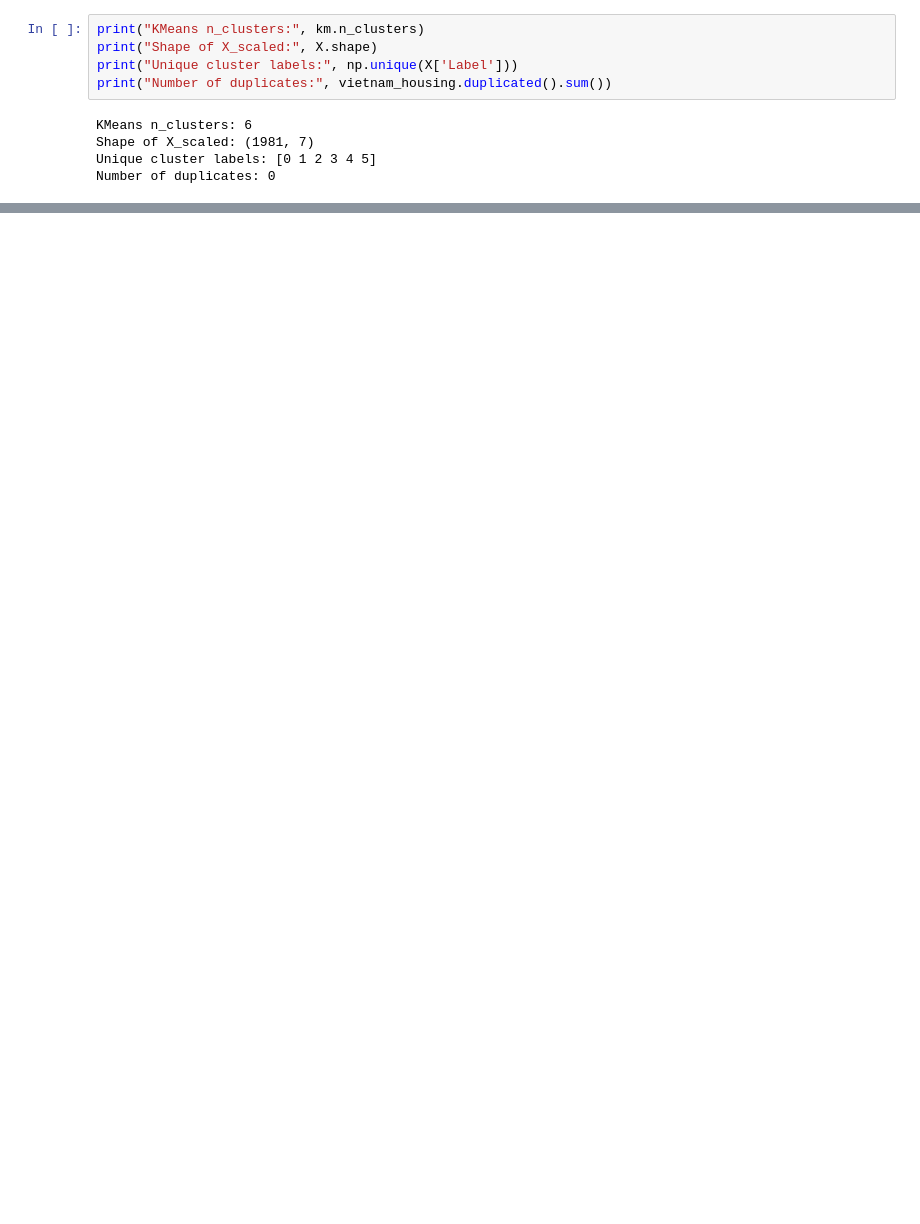
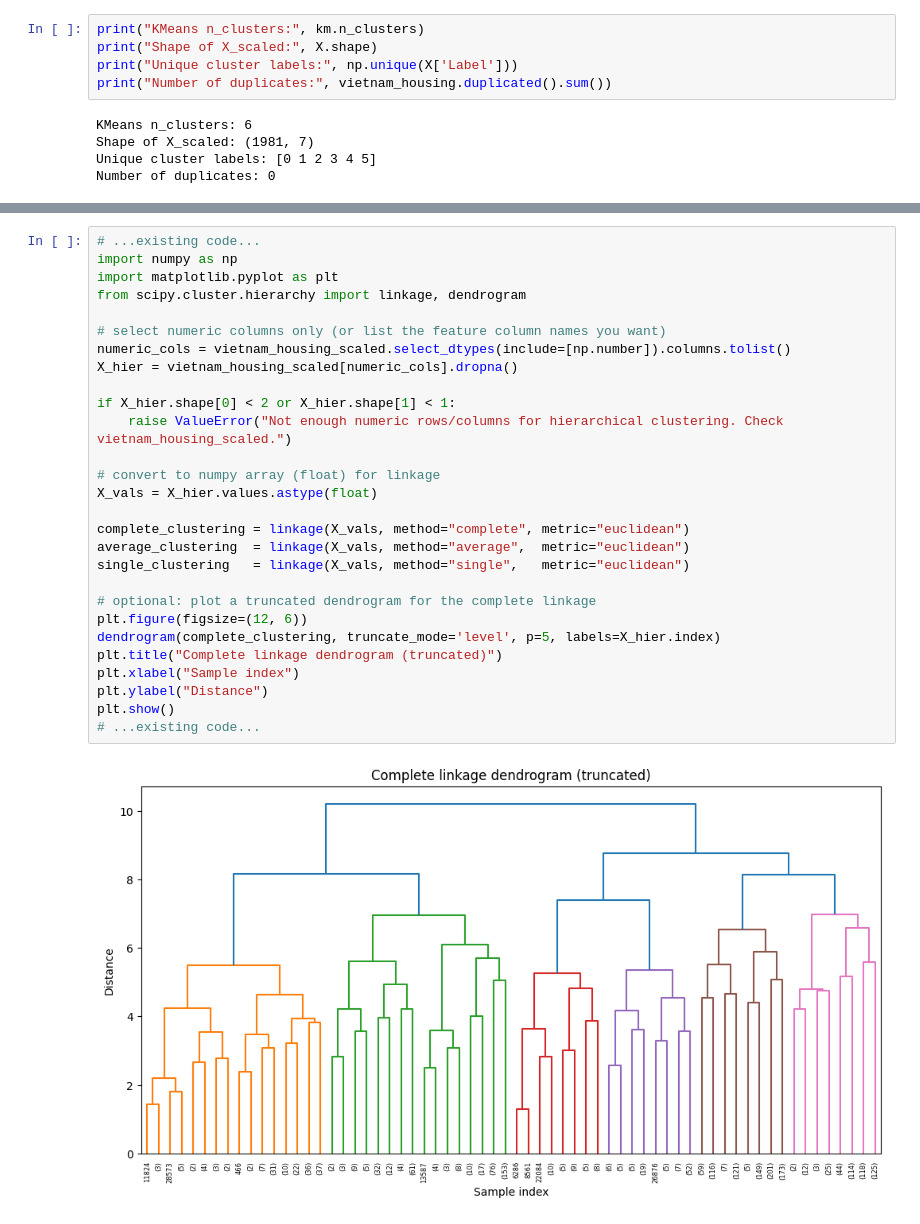
Before and after one commit to Project-cu-i-k/final_project_group4, a Jupyter notebook: python_project.ipynb, the cells around one changed output, grey strips where cells are left out. Saved outputs shown, nothing was run; the diff lists cells and outputs as text; blank space fills up the shorter version.

```diff
--- a/python_project.ipynb
+++ b/python_project.ipynb
@@ -331,0 +341,30 @@ Number of duplicates: 0
+# %%
+# ...existing code...
+import numpy as np
+import matplotlib.pyplot as plt
+from scipy.cluster.hierarchy import linkage, dendrogram
+
+# select numeric columns only (or list the feature column names you want)
+numeric_cols = vietnam_housing_scaled.select_dtypes(include=[np.number]).columns.tolist()
+X_hier = vietnam_housing_scaled[numeric_cols].dropna()
+
+if X_hier.shape[0] < 2 or X_hier.shape[1] < 1:
+    raise ValueError("Not enough numeric rows/columns for hierarchical clustering. Check vietnam_housing_scaled.")
+
+# convert to numpy array (float) for linkage
+X_vals = X_hier.values.astype(float)
+
+complete_clustering = linkage(X_vals, method="complete", metric="euclidean")
+average_clustering  = linkage(X_vals, method="average",  metric="euclidean")
+single_clustering   = linkage(X_vals, method="single",   metric="euclidean")
+
+# optional: plot a truncated dendrogram for the complete linkage
+plt.figure(figsize=(12, 6))
+dendrogram(complete_clustering, truncate_mode='level', p=5, labels=X_hier.index)
+plt.title("Complete linkage dendrogram (truncated)")
+plt.xlabel("Sample index")
+plt.ylabel("Distance")
+plt.show()
+# ...existing code...
+# %% [output]
+[figure, added]
```
Also changed, not shown: parts of 16 cells of this notebook, 1 other file.
